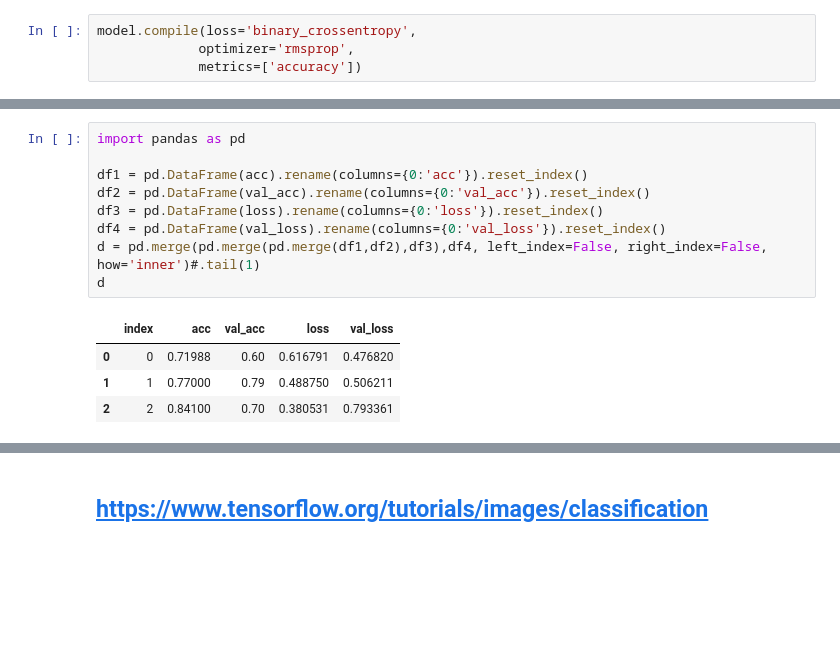
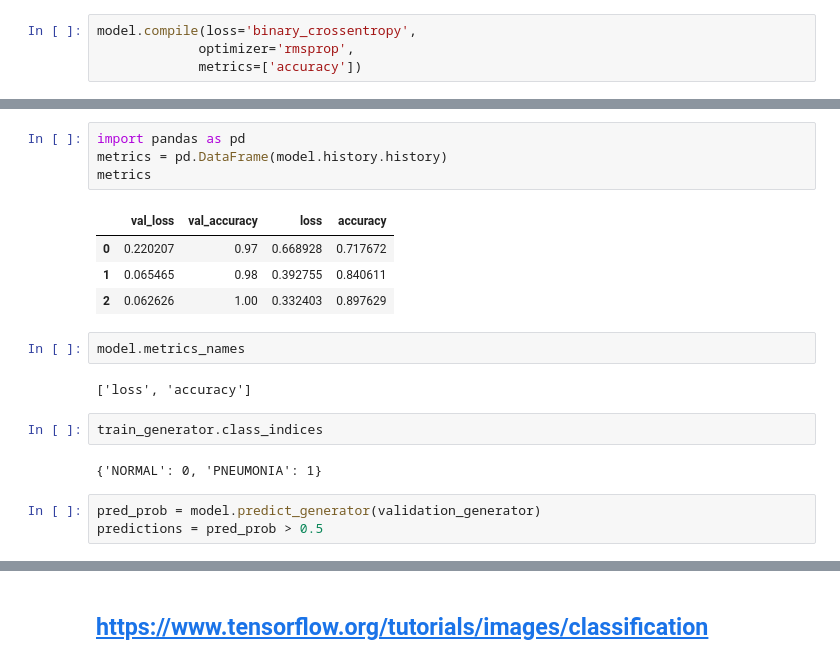
Before and after one commit to Techatach/Convolutional-Neural-Network-CNN-, a Jupyter notebook: Covid-19 CNN and Image Classification.ipynb, the cells around one changed output, grey strips where cells are left out. Cells and saved outputs as stored; diff of their text form; blank space fills up the shorter version.

```diff
--- a/Covid-19 CNN and Image Classification.ipynb
+++ b/Covid-19 CNN and Image Classification.ipynb
@@ -312,14 +244,20 @@ plt.show()
-# %%
-import pandas as pd
-
-df1 = pd.DataFrame(acc).rename(columns={0:'acc'}).reset_index()
-df2 = pd.DataFrame(val_acc).rename(columns={0:'val_acc'}).reset_index()
-df3 = pd.DataFrame(loss).rename(columns={0:'loss'}).reset_index()
-df4 = pd.DataFrame(val_loss).rename(columns={0:'val_loss'}).reset_index()
-d = pd.merge(pd.merge(pd.merge(df1,df2),df3),df4, left_index=False, right_index=False, how='inner')#.tail(1)
-d
-# %% [output]
-|  | index | acc | val_acc | loss | val_loss |
-| 0 | 0 | 0.71988 | 0.60 | 0.616791 | 0.476820 |
-| 1 | 1 | 0.77000 | 0.79 | 0.488750 | 0.506211 |
-| 2 | 2 | 0.84100 | 0.70 | 0.380531 | 0.793361 |
+# %%
+import pandas as pd
+metrics = pd.DataFrame(model.history.history)
+metrics
+# %% [output]
+|  | val_loss | val_accuracy | loss | accuracy |
+| 0 | 0.220207 | 0.97 | 0.668928 | 0.717672 |
+| 1 | 0.065465 | 0.98 | 0.392755 | 0.840611 |
+| 2 | 0.062626 | 1.00 | 0.332403 | 0.897629 |
+# %%
+model.metrics_names
+# %% [output]
+['loss', 'accuracy']
+# %%
+train_generator.class_indices
+# %% [output]
+{'NORMAL': 0, 'PNEUMONIA': 1}
+# %%
+pred_prob = model.predict_generator(validation_generator)
+predictions = pred_prob > 0.5
```
Also changed, not shown: parts of 20 cells of this notebook.
